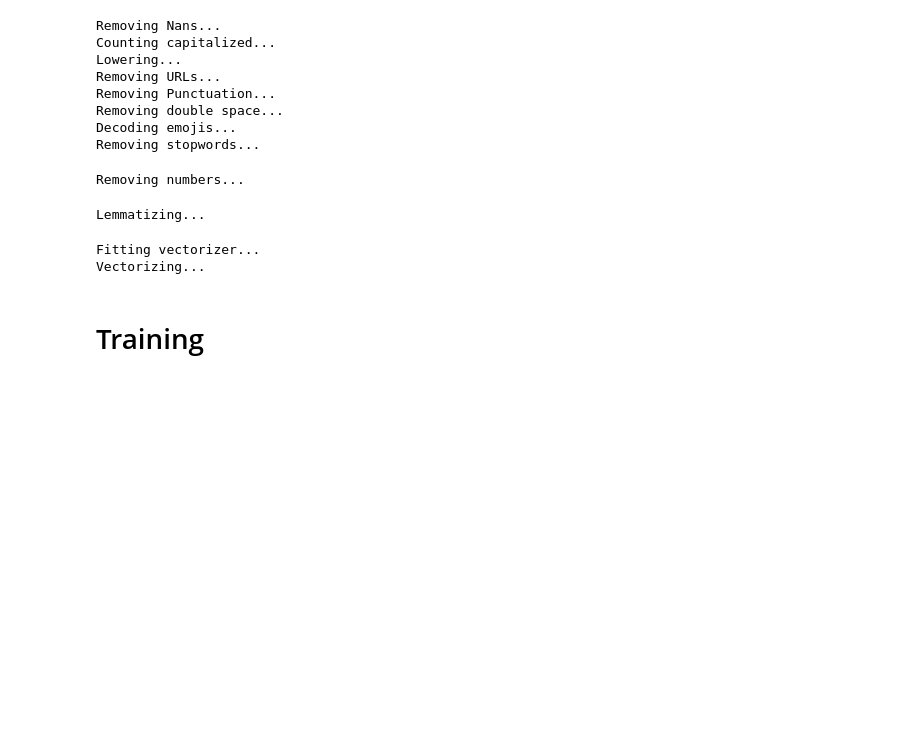
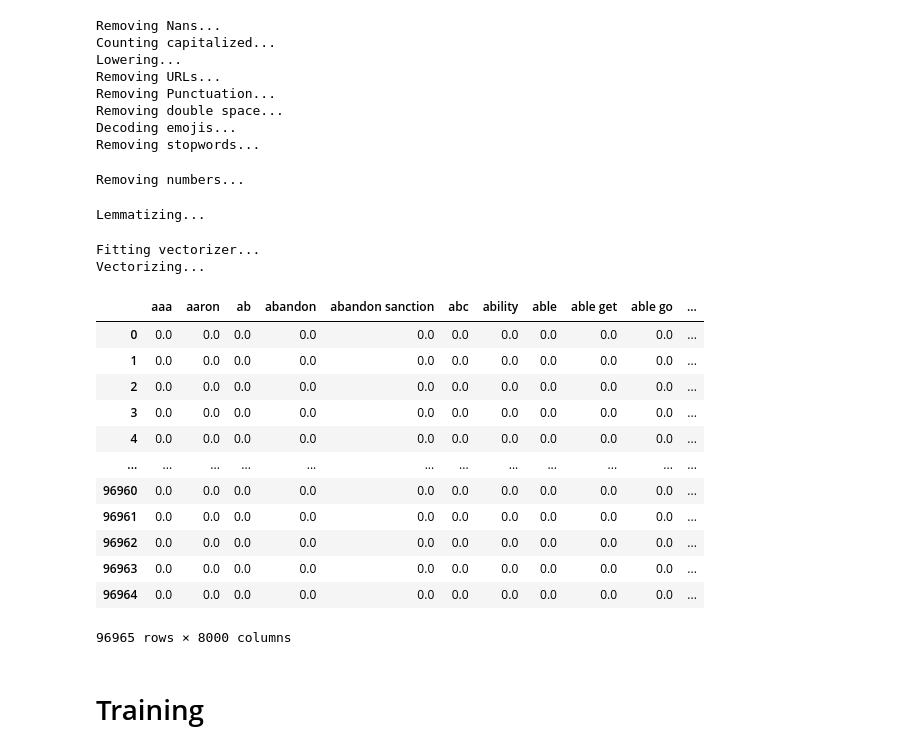
Before and after one commit to ganesh7262/Sentiment-analysis, a Jupyter notebook: main.ipynb, the cells around one changed output. Drawn from its saved outputs; the diff is of its cells as text; code cells hidden in the pictures; blank space fills up the shorter version.

```diff
--- a/main.ipynb
+++ b/main.ipynb
@@ -184,5 +200,21 @@ Removing numbers...
 Lemmatizing...
 Fitting vectorizer...
 Vectorizing...
+# %%
+data_train_pr
+# %% [output]
+|  | aaa | aaron | ab | abandon | abandon sanction | abc | ability | able | able get | able go | ... |
+| 0 | 0.0 | 0.0 | 0.0 | 0.0 | 0.0 | 0.0 | 0.0 | 0.0 | 0.0 | 0.0 | ... |
+| 1 | 0.0 | 0.0 | 0.0 | 0.0 | 0.0 | 0.0 | 0.0 | 0.0 | 0.0 | 0.0 | ... |
+| 2 | 0.0 | 0.0 | 0.0 | 0.0 | 0.0 | 0.0 | 0.0 | 0.0 | 0.0 | 0.0 | ... |
+| 3 | 0.0 | 0.0 | 0.0 | 0.0 | 0.0 | 0.0 | 0.0 | 0.0 | 0.0 | 0.0 | ... |
+| 4 | 0.0 | 0.0 | 0.0 | 0.0 | 0.0 | 0.0 | 0.0 | 0.0 | 0.0 | 0.0 | ... |
+| ... | ... | ... | ... | ... | ... | ... | ... | ... | ... | ... | ... |
+| 96960 | 0.0 | 0.0 | 0.0 | 0.0 | 0.0 | 0.0 | 0.0 | 0.0 | 0.0 | 0.0 | ... |
+| 96961 | 0.0 | 0.0 | 0.0 | 0.0 | 0.0 | 0.0 | 0.0 | 0.0 | 0.0 | 0.0 | ... |
+| 96962 | 0.0 | 0.0 | 0.0 | 0.0 | 0.0 | 0.0 | 0.0 | 0.0 | 0.0 | 0.0 | ... |
+| 96963 | 0.0 | 0.0 | 0.0 | 0.0 | 0.0 | 0.0 | 0.0 | 0.0 | 0.0 | 0.0 | ... |
+| 96964 | 0.0 | 0.0 | 0.0 | 0.0 | 0.0 | 0.0 | 0.0 | 0.0 | 0.0 | 0.0 | ... |
+96965 rows × 8000 columns
 # %% [markdown]
 <h1>Training</h1>
```
Also changed, not shown: parts of 16 cells of this notebook, 4 other files.
